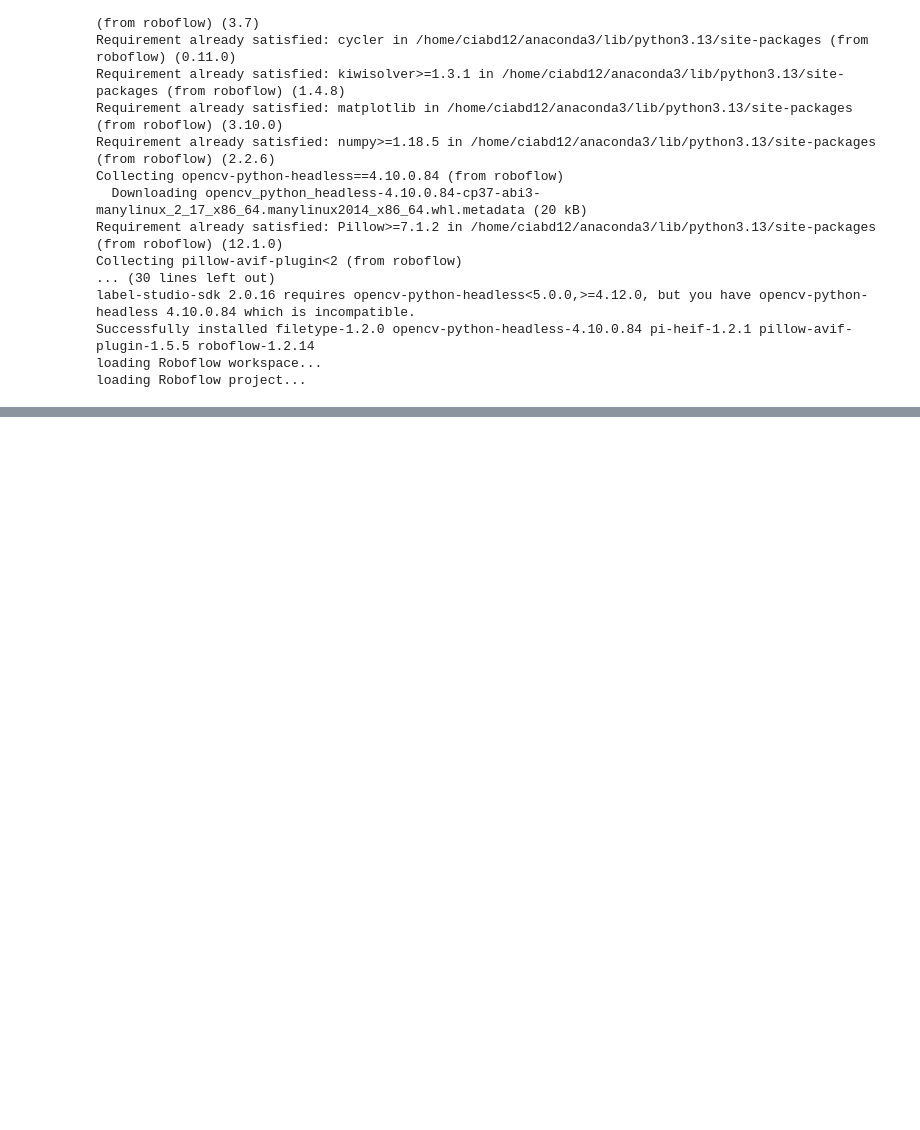
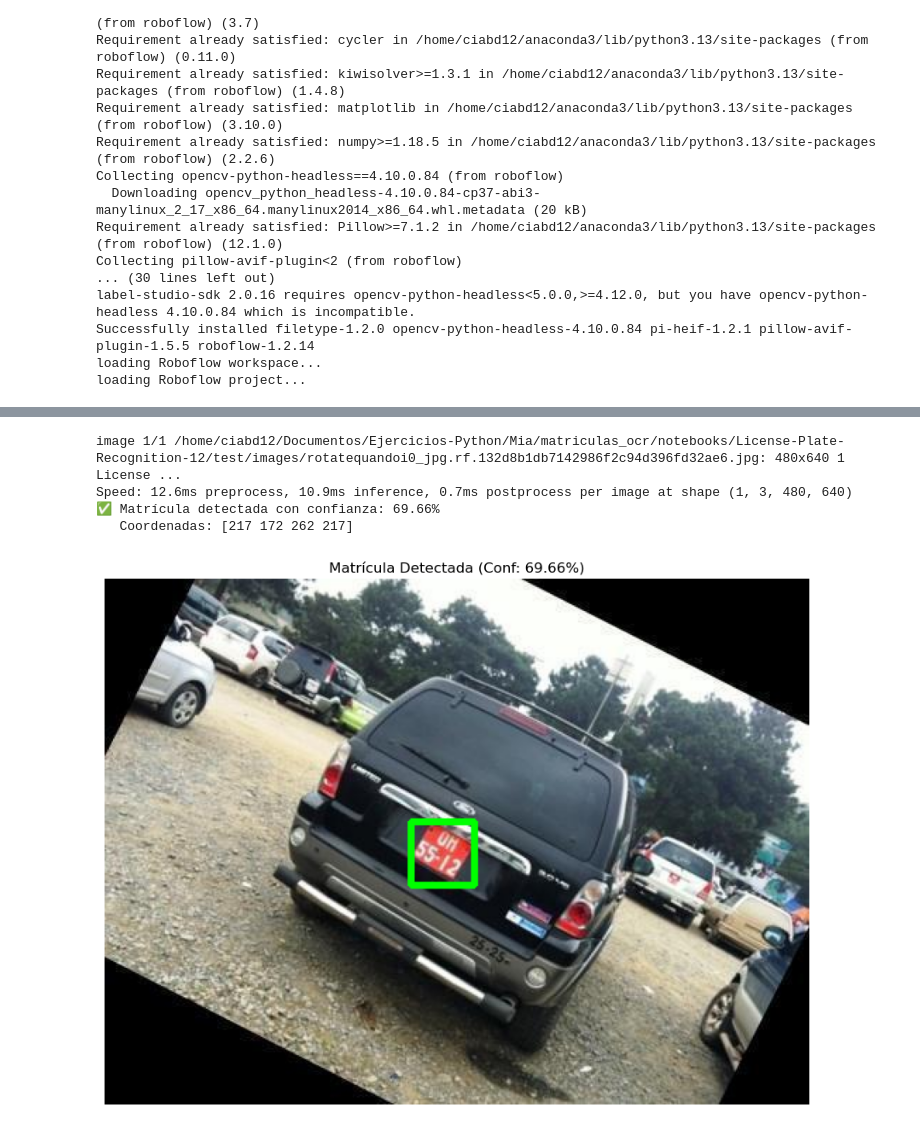
Before and after one commit to manuelo24-jpg/Ejercicios-Python, a Jupyter notebook: Mia/matriculas_ocr/notebooks/notebook.ipynb, the cells around one changed output, grey strips where cells are left out. Saved outputs shown, nothing was run; the diff lists cells and outputs as text; code cells hidden in the pictures; blank space fills up the shorter version.

```diff
--- a/Mia/matriculas_ocr/notebooks/notebook.ipynb
+++ b/Mia/matriculas_ocr/notebooks/notebook.ipynb
@@ -102,31 +101,37 @@ def detectar_matricula(image_path, model, conf_threshold=0.5):
 
     # Obtener la detección con mayor confianza
     boxes = results[0].boxes
     confidences = boxes.conf.cpu().numpy()
     best_idx = np.argmax(confidences)
 
     # Coordenadas del bounding box (x1, y1, x2, y2)
     bbox = boxes.xyxy[best_idx].cpu().numpy().astype(int)
     conf = confidences[best_idx]
 
     print(f"✅ Matrícula detectada con confianza: {conf:.2%}")
     print(f"   Coordenadas: {bbox}")
 
     return img_rgb, bbox, conf
 
 
 # Ejemplo de uso
-img_path = 'License-Plate-Recognition-12/test/images/0010f4c10f7ab07e_jpg.rf.1844f6dde3b97ed1c762db933bbacaf3.jpg'
+img_path = 'License-Plate-Recognition-12/test/images/rotatequandoi0_jpg.rf.132d8b1db7142986f2c94d396fd32ae6.jpg'
 imagen, coordenadas, confianza = detectar_matricula(img_path, model)
 
 # Visualizar detección
 if coordenadas is not None:
     x1, y1, x2, y2 = coordenadas
     img_con_box = imagen.copy()
     cv2.rectangle(img_con_box, (x1, y1), (x2, y2), (0, 255, 0), 3)
 
     plt.figure(figsize=(12, 8))
     plt.imshow(img_con_box)
     plt.title(f'Matrícula Detectada (Conf: {confianza:.2%})')
     plt.axis('off')
     plt.show()
+# %% [output]
+image 1/1 /home/ciabd12/Documentos/Ejercicios-Python/Mia/matriculas_ocr/notebooks/License-Plate-Recognition-12/test/images/rotatequandoi0_jpg.rf.132d8b1db7142986f2c94d396fd32ae6.jpg: 480x640 1 License ...
+Speed: 12.6ms preprocess, 10.9ms inference, 0.7ms postprocess per image at shape (1, 3, 480, 640)
+✅ Matrícula detectada con confianza: 69.66%
+   Coordenadas: [217 172 262 217]
+[figure, added]
```
Also changed, not shown: parts of 6 cells of this notebook, 11 other files.
